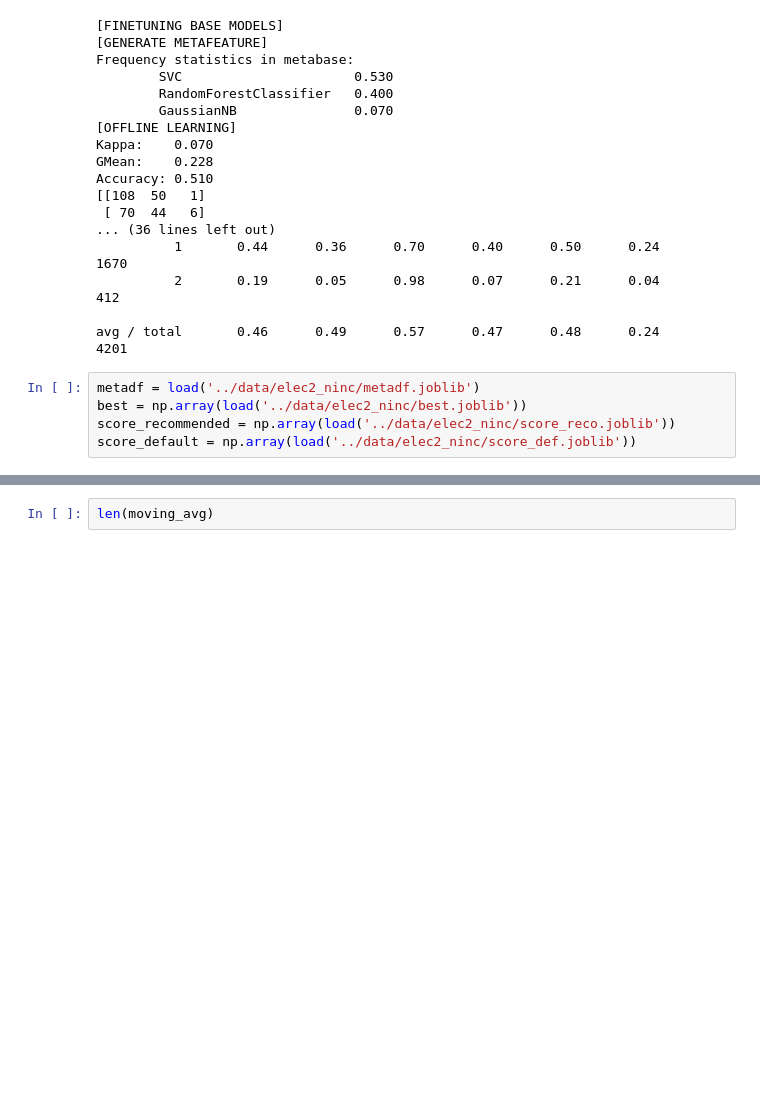
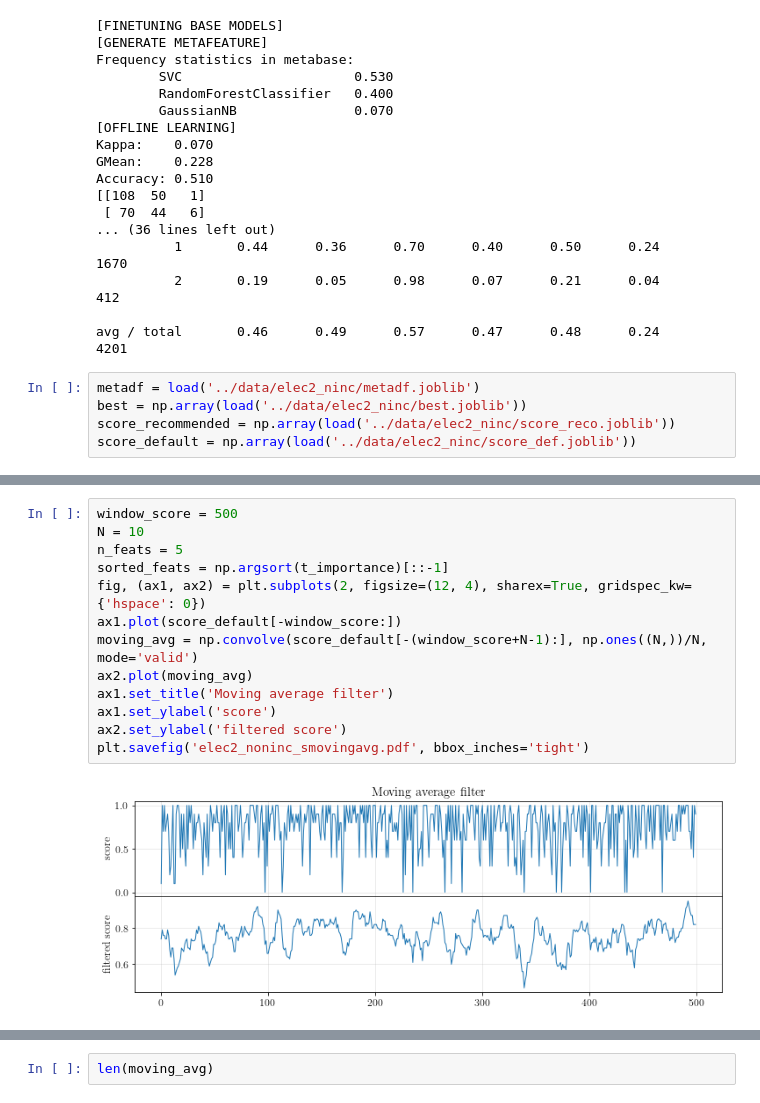
Before and after one commit to maffei2443/meta_experiments, a Jupyter notebook: notebooks/elec2_noninc.ipynb, the cells around one changed output, grey strips where cells are left out. Saved outputs shown, nothing was run; the diff lists cells and outputs as text; blank space fills up the shorter version.

```diff
--- a/notebooks/elec2_noninc.ipynb
+++ b/notebooks/elec2_noninc.ipynb
@@ -75 +81,16 @@ plt.scatter(score_default, score_recommended, alpha=.25)
+# %%
+window_score = 500
+N = 10
+n_feats = 5
+sorted_feats = np.argsort(t_importance)[::-1]
+fig, (ax1, ax2) = plt.subplots(2, figsize=(12, 4), sharex=True, gridspec_kw={'hspace': 0})
+ax1.plot(score_default[-window_score:])
+moving_avg = np.convolve(score_default[-(window_score+N-1):], np.ones((N,))/N, mode='valid')
+ax2.plot(moving_avg)
+ax1.set_title('Moving average filter')
+ax1.set_ylabel('score')
+ax2.set_ylabel('filtered score')
+plt.savefig('elec2_noninc_smovingavg.pdf', bbox_inches='tight')
+# %% [output]
+[figure, added]
 # %%
```
Also changed, not shown: parts of 8 cells of this notebook, 12 other files.
